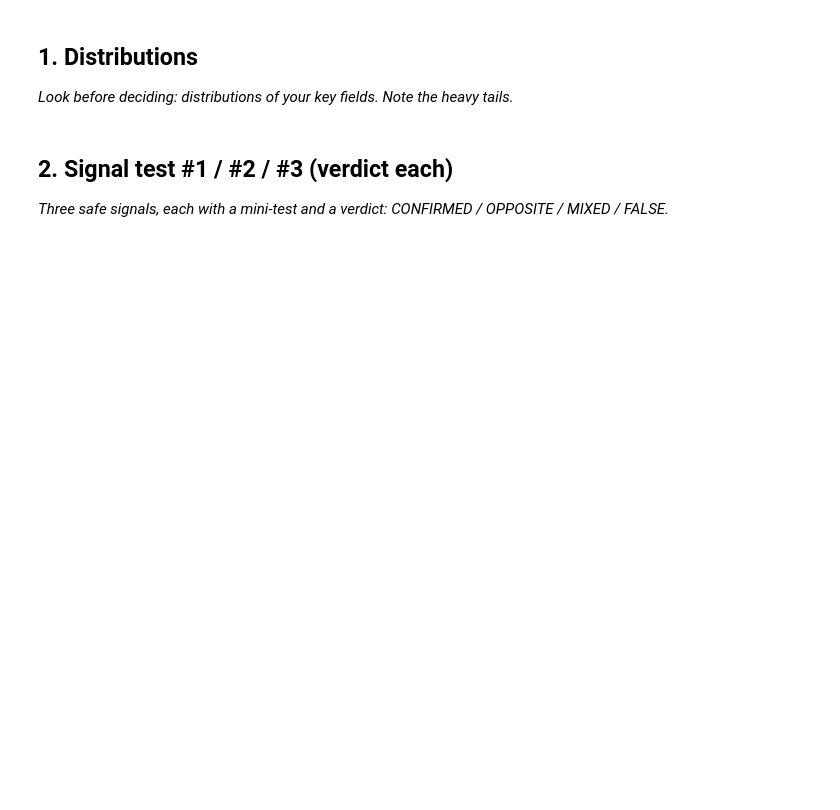
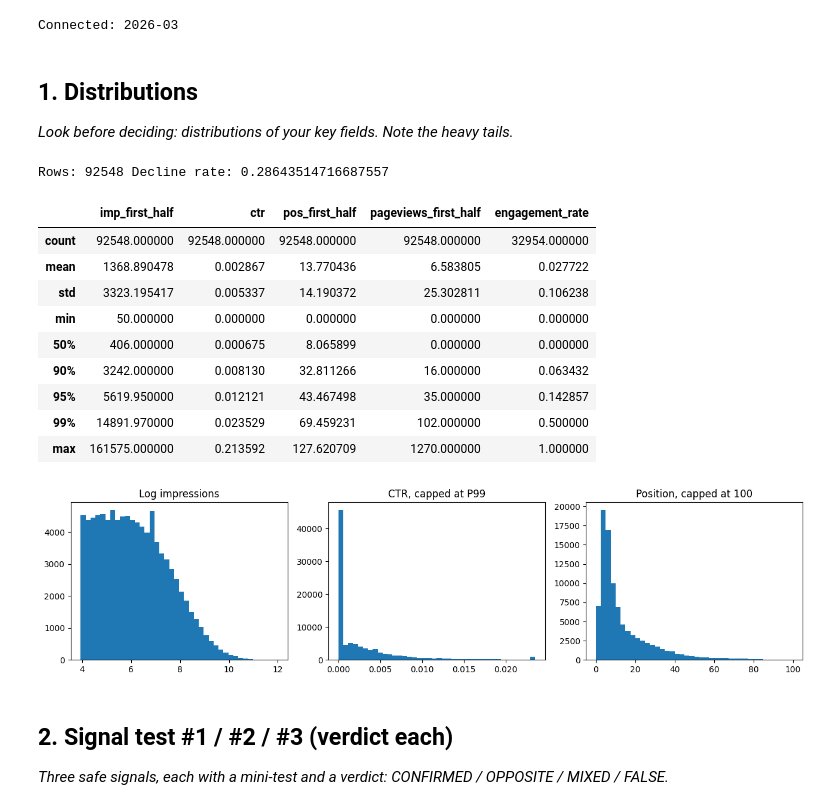
Before and after one commit to yasmeenmh90-beep/flyrank-ml-internship-starter, a Jupyter notebook: work/notebooks/w04_signal_audit.ipynb, the cells around one changed output. Drawn from its saved outputs; the diff is of its cells as text; code cells hidden in the pictures; blank space fills up the shorter version.

```diff
--- a/work/notebooks/w04_signal_audit.ipynb
+++ b/work/notebooks/w04_signal_audit.ipynb
@@ -6,6 +6,25 @@
 This skeleton is yours to fill. Work the sections **in order** — each one has a one-line hint. Simple words, honest numbers.
 
 > Working with an AI assistant? Tell it to read `skills/README.md` first and load the one skill this assignment names on its card.
+# %%
+from google.colab import userdata
+import os, subprocess, sys
+token = userdata.get("HF_TOKEN")
+assert token, "Add HF_TOKEN to Colab Secrets first."
+repo = "flyrank-ml-internship-starter"
+if not os.path.isdir(repo):
+    subprocess.run(["git","clone","--depth","1","https://github.com/yasmeenmh90-beep/flyrank-ml-internship-starter",repo],check=True)
+os.chdir(repo)
+%pip -q install duckdb huggingface_hub
+import duckdb, pandas as pd, numpy as np, matplotlib.pyplot as plt
+con=duckdb.connect()
+safe_token = token.replace("'", "''")
+con.execute(f"CREATE OR REPLACE SECRET hf (TYPE huggingface, TOKEN '{safe_token}')")
+MONTH="2026-03"
+fact_month=f"read_parquet('hf://datasets/FlyRank/internship-warehouse/fact_content_daily_performance/month={MONTH}/*.parquet')"
+print("Connected:",MONTH)
+# %% [output]
+Connected: 2026-03
 # %% [markdown]
 ## 1. Distributions
 
@@ -16,3 +32,42 @@ This skeleton is yours to fill. Work the sections **in order** — each one has
+# %%
+# This cell is for CODE (numbers, a query, a check).
+# Write your text answer in the cell ABOVE this one — typing sentences here breaks Run All.
+
+features=con.sql(f"""
+SELECT client_hash_id, content_hash_id,
+SUM(CASE WHEN report_date <= DATE '2026-03-15' THEN gsc_impressions ELSE 0 END) imp_first_half,
+SUM(CASE WHEN report_date > DATE '2026-03-15' THEN gsc_impressions ELSE 0 END) imp_second_half,
+SUM(CASE WHEN report_date <= DATE '2026-03-15' THEN gsc_clicks ELSE 0 END) clicks_first_half,
+AVG(CASE WHEN report_date <= DATE '2026-03-15' THEN gsc_avg_position END) pos_first_half,
+SUM(CASE WHEN report_date <= DATE '2026-03-15' THEN ga4_pageviews ELSE 0 END) pageviews_first_half,
+SUM(CASE WHEN report_date <= DATE '2026-03-15' THEN ga4_engaged_sessions ELSE 0 END) engaged_first_half,
+BOOL_OR(CASE WHEN report_date <= DATE '2026-03-15' THEN COALESCE(ga4_data_available,FALSE) ELSE FALSE END) ga4_available
+FROM {fact_month}
+GROUP BY 1,2 HAVING imp_first_half >= 50
+""").df()
+features["declined"]=(features.imp_second_half < .8*features.imp_first_half).astype(int)
+features["ctr"]=features.clicks_first_half/features.imp_first_half
+features["engagement_rate"]=np.where(features.pageviews_first_half>0,features.engaged_first_half/features.pageviews_first_half,np.nan)
+print("Rows:",len(features),"Decline rate:",features.declined.mean())
+display(features[["imp_first_half","ctr","pos_first_half","pageviews_first_half","engagement_rate"]].describe(percentiles=[.5,.9,.95,.99]))
+fig,axes=plt.subplots(1,3,figsize=(13,3.4))
+axes[0].hist(np.log1p(features.imp_first_half),bins=40);axes[0].set_title("Log impressions")
+axes[1].hist(features.ctr.clip(upper=features.ctr.quantile(.99)),bins=40);axes[1].set_title("CTR, capped at P99")
+axes[2].hist(features.pos_first_half.dropna().clip(upper=100),bins=40);axes[2].set_title("Position, capped at 100")
+plt.tight_layout();plt.show()
+# %% [output]
+Rows: 92548 Decline rate: 0.28643514716687557
+|  | imp_first_half | ctr | pos_first_half | pageviews_first_half | engagement_rate |
+| count | 92548.000000 | 92548.000000 | 92548.000000 | 92548.000000 | 32954.000000 |
+| mean | 1368.890478 | 0.002867 | 13.770436 | 6.583805 | 0.027722 |
+| std | 3323.195417 | 0.005337 | 14.190372 | 25.302811 | 0.106238 |
+| min | 50.000000 | 0.000000 | 0.000000 | 0.000000 | 0.000000 |
+| 50% | 406.000000 | 0.000675 | 8.065899 | 0.000000 | 0.000000 |
+| 90% | 3242.000000 | 0.008130 | 32.811266 | 16.000000 | 0.063432 |
+| 95% | 5619.950000 | 0.012121 | 43.467498 | 35.000000 | 0.142857 |
+| 99% | 14891.970000 | 0.023529 | 69.459231 | 102.000000 | 0.500000 |
+| max | 161575.000000 | 0.213592 | 127.620709 | 1270.000000 | 1.000000 |
+[figure, added]
 # %% [markdown]
 ## 2. Signal test #1 / #2 / #3 (verdict each)
 
```
Also changed, not shown: parts of 5 cells of this notebook.
